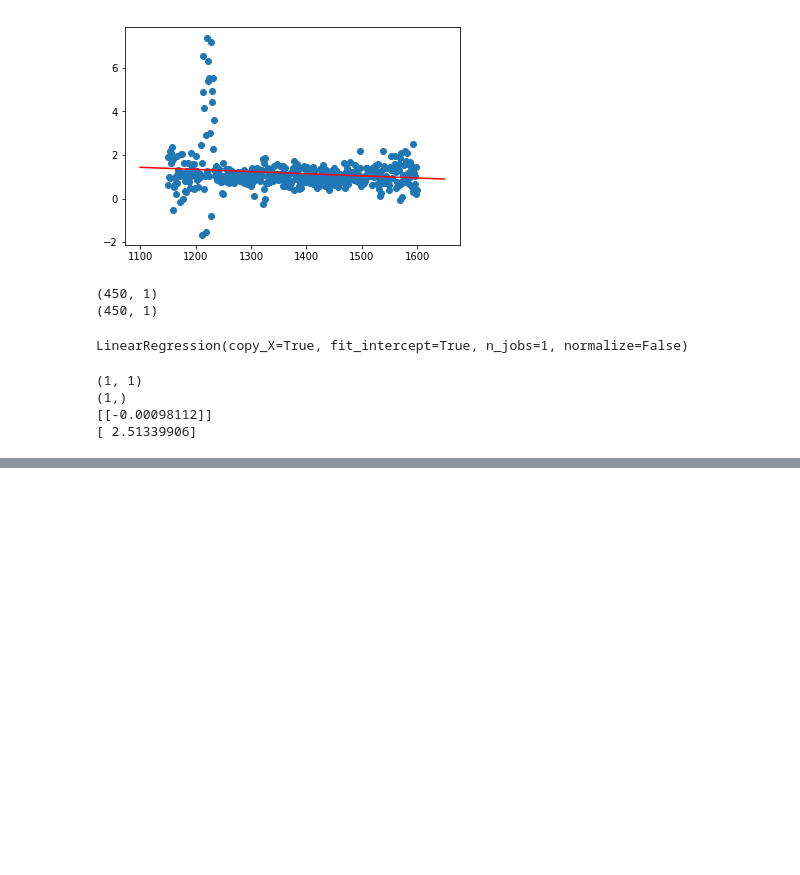
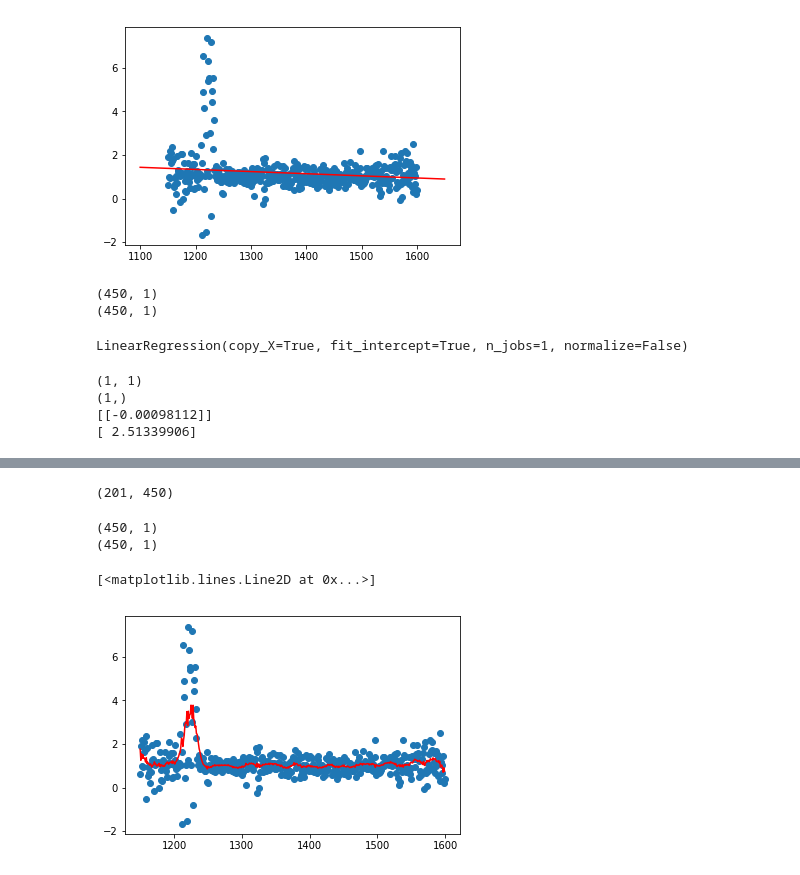
Before and after one commit to francesco-losterzo/MLPractice, a Jupyter notebook: Notebooks/LinearRegression_CS229.ipynb, the cells around one changed output, grey strips where cells are left out. Drawn from its saved outputs; the diff is of its cells as text; code cells hidden in the pictures; blank space fills up the shorter version.

```diff
--- a/Notebooks/LinearRegression_CS229.ipynb
+++ b/Notebooks/LinearRegression_CS229.ipynb
@@ -357,0 +377,18 @@ print(q)
+# %%
+# load the data (which are in csv format). The files contain:
+# - a single header row containing 450 numbers corresponding integral wavelengths in the interval [1150, 1600] angstroms
+# - The remaining lines contain relative flux measurements for each wavelength
+
+train_data = np.genfromtxt('../data/CS229_PS1_ex5_quasar_train.csv', delimiter=',')
+print(train_data.shape)
+# %% [output]
+(201, 450)
+# %%
+# focus on the first training example, i.e. the first non-header row
+x_ex = train_data[0,:].reshape(-1,1)
+print(x_ex.shape)
+y_ex = train_data[1,:].reshape(-1,1)
+print(y_ex.shape)
+# %% [output]
+(450, 1)
+(450, 1)
@@ -357,0 +449,11 @@ print(q)
+# %%
+pred = getLWR(x_ex, y_ex, 5)
+# %%
+# plot the data
+plt.scatter(x_ex, y_ex)
+
+# plot the LWR
+plt.plot(x_ex, pred, c = 'r')
+# %% [output]
+[<matplotlib.lines.Line2D at 0x...>]
+[figure, added]
```
Also changed, not shown: parts of 6 cells of this notebook.
